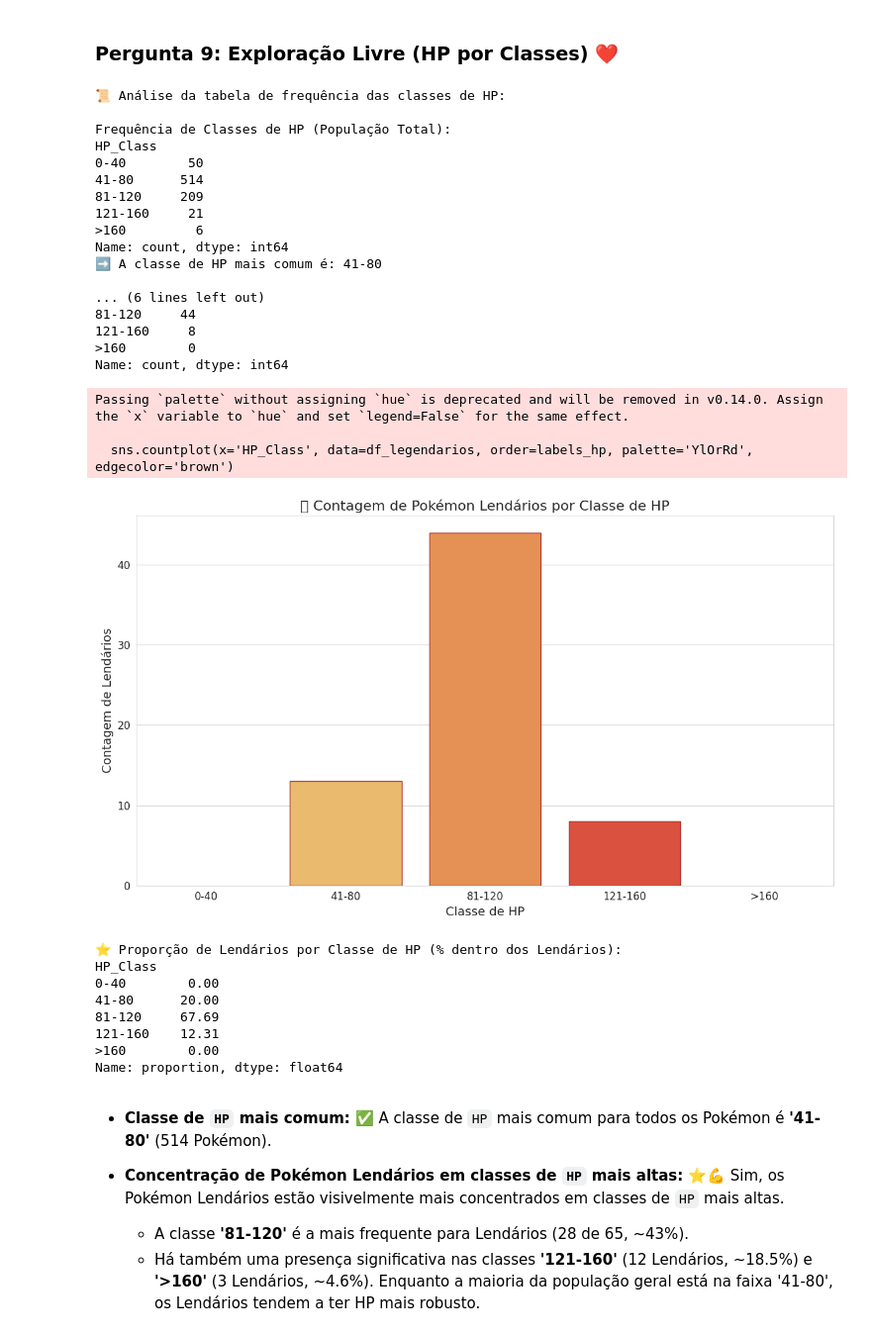
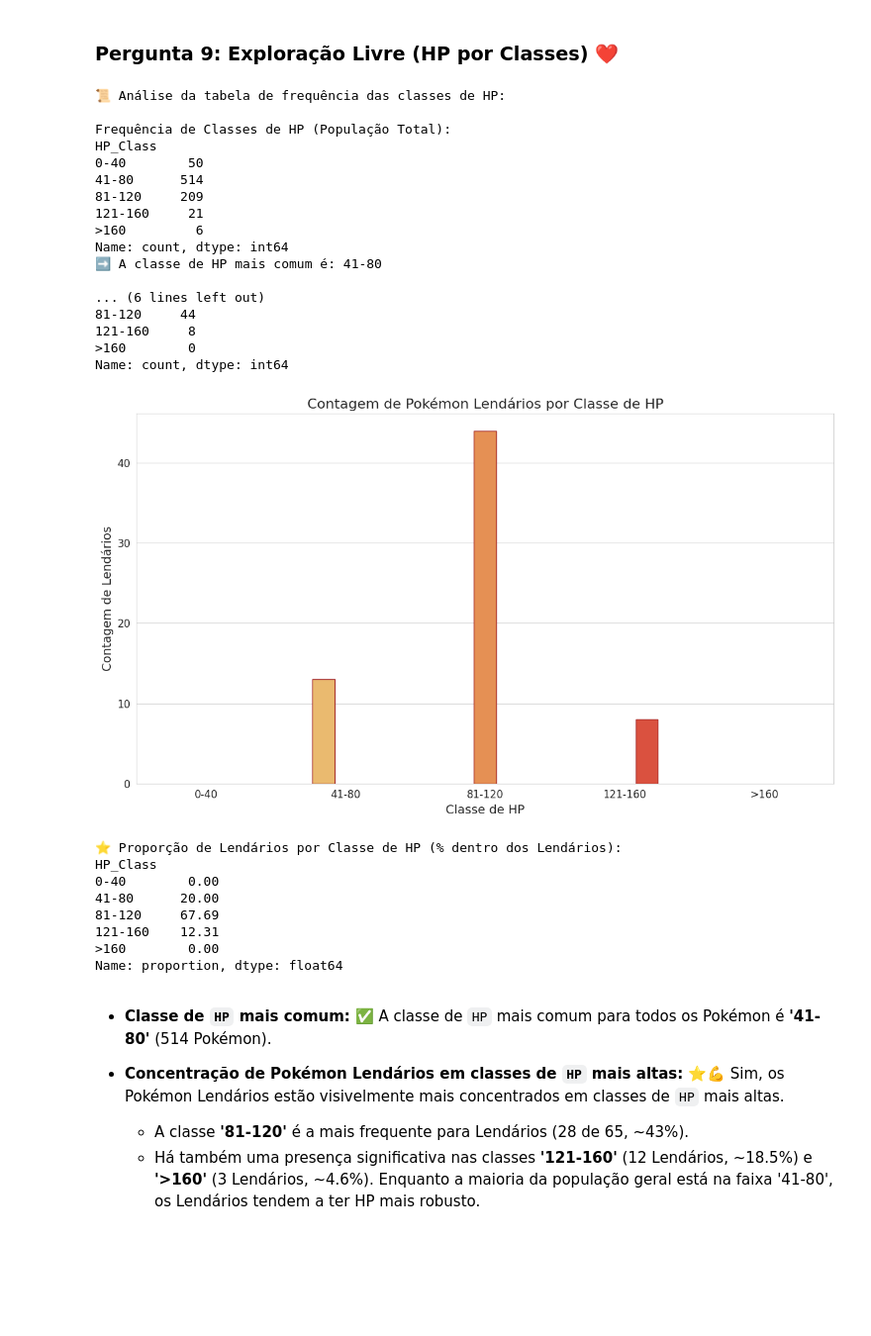
Before and after one commit to et586-estatistica/intro-data-analysis-Mauro-Jorge, a Jupyter notebook: atividade1.ipynb, the cells around one changed output. Shown at 99% size. Saved outputs shown, nothing was run; the diff lists cells and outputs as text; code cells hidden in the pictures; blank space fills up the shorter version.

```diff
--- a/atividade1.ipynb
+++ b/atividade1.ipynb
@@ -904,16 +869,14 @@ Analisando os resultados da célula `id: "4e0494ab"`:
 ### Pergunta 9: Exploração Livre (HP por Classes) ❤️
 # %%
 # Solução para a Questão 9 (Análise de HP_Class para Lendários)
-if not df_pokemon.empty and 'HP_Class' in df_pokemon.columns and 'Legendary' in df_pokemon.columns:
+if not df_pokemon.empty and 'Legendary' in df_pokemon.columns:
     print("📜 Análise da tabela de frequência das classes de HP:")
 
-    # labels_hp foi definido na célula fb3e46d4.
-    # Se essa célula não foi executada, redefinir aqui:
-    if 'labels_hp' not in locals():
-        bins_hp_q9 = [0, 40, 80, 120, 160, df_pokemon['HP'].max() + 1]
-        labels_hp = ['0-40', '41-80', '81-120', '121-160', '>160']
-        if 'HP_Class' not in df_pokemon.columns: # Recriar se não existir
-            df_pokemon['HP_Class'] = pd.cut(df_pokemon['HP'], bins=bins_hp_q9, labels=labels_hp, right=False)
+    # Definição de bins e labels para HP_Class (garantindo que existam)
+    bins_hp_q9 = [0, 40, 80, 120, 160, df_pokemon['HP'].max() + 1]
+    labels_hp_q9 = ['0-40', '41-80', '81-120', '121-160', '>160']
+    if 'HP_Class' not in df_pokemon.columns: # Recriar se não existir
+        df_pokemon['HP_Class'] = pd.cut(df_pokemon['HP'], bins=bins_hp_q9, labels=labels_hp_q9, right=False)
 
     freq_hp_class_total = df_pokemon['HP_Class'].value_counts().sort_index()
     print("\nFrequência de Classes de HP (População Total):")
@@ -926,58 +889,61 @@ if not df_pokemon.empty and 'HP_Class' in df_pokemon.columns and 'Legendary' in
     df_legendarios = df_pokemon[df_pokemon['Legendary'] == True]
 
     if not df_legendarios.empty:
-        freq_hp_class_lendarios = df_legendarios['HP_Class'].value_counts().reindex(labels_hp).fillna(0).astype(int) # Garante todas as classes e ordem
+        freq_hp_class_lendarios = df_legendarios['HP_Class'].value_counts().reindex(labels_hp_q9).fillna(0).astype(int) # Garante todas as classes e ordem
         print(freq_hp_class_lendarios)
 
         plt.figure(figsize=(12,7))
-        sns.countplot(x='HP_Class', data=df_legendarios, order=labels_hp, palette='YlOrRd', edgecolor='brown')
-        plt.title('💖 Contagem de Pokémon Lendários por Classe de HP', fontsize=16)
+        # Para countplot com x, a correção da FutureWarning é usar hue=x_variable
+        sns.countplot(x='HP_Class', data=df_legendarios,
+                      order=labels_hp_q9,
+                      palette='YlOrRd',
+                      edgecolor='brown',
+                      hue='HP_Class', # Adicionado para FutureWarning
+                      legend=False)   # Adicionado para FutureWarning
+        plt.title('Contagem de Pokémon Lendários por Classe de HP', fontsize=16)
         plt.xlabel('Classe de HP', fontsize=14)
         plt.ylabel('Contagem de Lendários', fontsize=14)
         plt.xticks(fontsize=12)
         plt.yticks(fontsize=12)
         plt.tight_layout()
         plt.show()
 
         # Comparação em porcentagem dentro do grupo dos Lendários
-        prop_hp_class_lendarios = df_legendarios['HP_Class'].value_counts(normalize=True).reindex(labels_hp).fillna(0) * 100
+        prop_hp_class_lendarios = df_legendarios['HP_Class'].value_counts(normalize=True).reindex(labels_hp_q9).fillna(0) * 100
         print("\n⭐ Proporção de Lendários por Classe de HP (% dentro dos Lendários):")
         print(prop_hp_class_lendarios.round(2))
     else:
         print("\nNão há Pokémon lendários no DataFrame para analisar HP_Class. 🤷")
 
 else:
-  print("\nNão é possível analisar HP_Class. DataFrame está vazio ou colunas necessárias (HP_Class, Legendary) ausentes. ⚠️")
+  print("\nNão é possível analisar HP_Class. DataFrame está vazio ou colunas necessárias ausentes. ⚠️")
 # %% [output]
 📜 Análise da tabela de frequência das classes de HP:
 
 Frequência de Classes de HP (População Total):
 HP_Class
 0-40        50
 41-80      514
 81-120     209
 121-160     21
 >160         6
 Name: count, dtype: int64
 ➡️ A classe de HP mais comum é: 41-80
 
 ... (6 lines left out)
 81-120     44
 121-160     8
 >160        0
 Name: count, dtype: int64
+[figure, new version]
-Passing `palette` without assigning `hue` is deprecated and will be removed in v0.14.0. Assign the `x` variable to `hue` and set `legend=False` for the same effect.
-
-  sns.countplot(x='HP_Class', data=df_legendarios, order=labels_hp, palette='YlOrRd', edgecolor='brown')
+⭐ Proporção de Lendários por Classe de HP (% dentro dos Lendários):
+HP_Class
+0-40        0.00
+41-80      20.00
+81-120     67.69
+121-160    12.31
+>160        0.00
+Name: proportion, dtype: float64
-[figure, old version]
-⭐ Proporção de Lendários por Classe de HP (% dentro dos Lendários):
-HP_Class
-0-40        0.00
-41-80      20.00
-81-120     67.69
-121-160    12.31
->160        0.00
-Name: proportion, dtype: float64
 # %% [markdown]
 * **Classe de `HP` mais comum:** ✅
     A classe de `HP` mais comum para todos os Pokémon é **'41-80'** (514 Pokémon).
```
Also changed, not shown: parts of 3 cells of this notebook.
